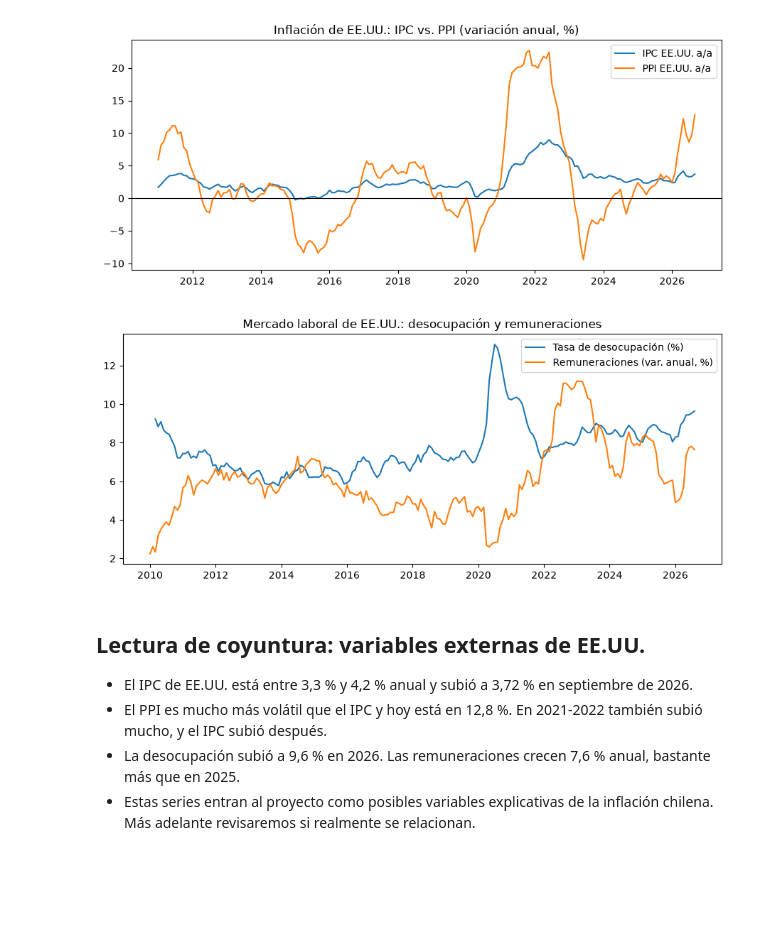
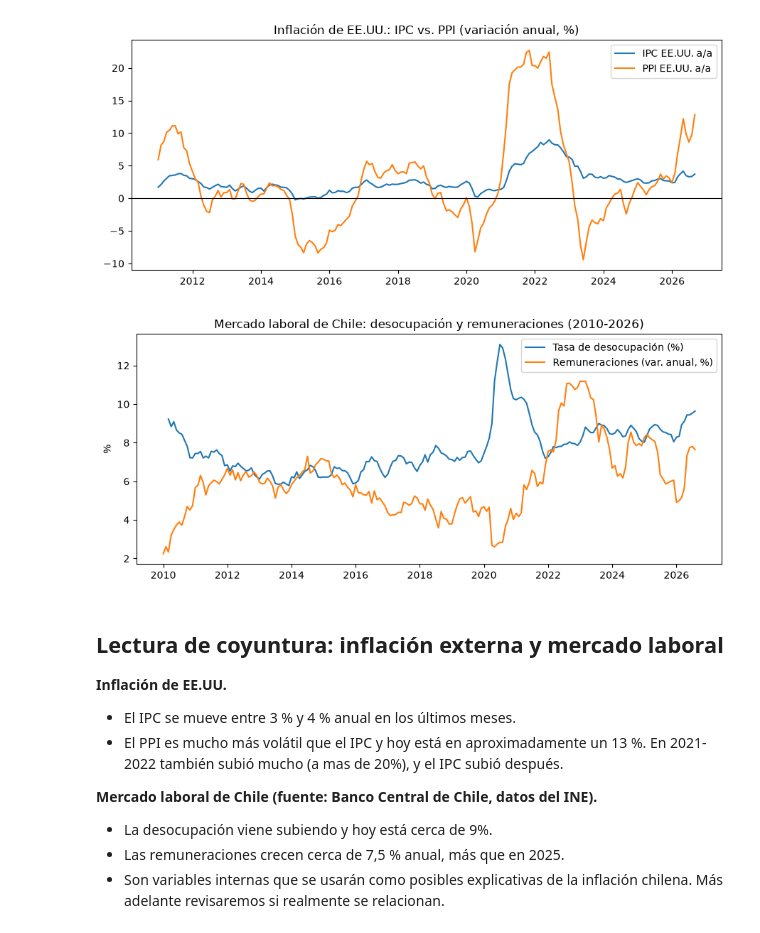
Before and after one commit to fernandapinto-web/coyuntura-equipo-06, a Jupyter notebook: notebooks/03_analisis_coyuntura.ipynb, the cells around one changed output. Saved outputs shown, nothing was run; the diff lists cells and outputs as text; code cells hidden in the pictures; blank space fills up the shorter version.

```diff
--- a/notebooks/03_analisis_coyuntura.ipynb
+++ b/notebooks/03_analisis_coyuntura.ipynb
@@ -83,17 +79,22 @@ plt.show()
 # %%
 fig, ax = plt.subplots(figsize=(9, 4))
 ax.plot(tabla["Tasa de desocupación"], label="Tasa de desocupación (%)")
 ax.plot(tabla["Índice de remuneraciones (var. anual)"], label="Remuneraciones (var. anual, %)")
-ax.set_title("Mercado laboral de EE.UU.: desocupación y remuneraciones")
+ax.set_title("Mercado laboral de Chile: desocupación y remuneraciones (2010-2026)")
+ax.set_ylabel("%")
 ax.legend()
 plt.tight_layout()
 plt.show()
 # %% [output]
-[figure, old version]
+[figure, new version]
 # %% [markdown]
-## Lectura de coyuntura: variables externas de EE.UU.
+## Lectura de coyuntura: inflación externa y mercado laboral
 
-- El IPC de EE.UU. está entre 3,3 % y 4,2 % anual y subió a 3,72 % en septiembre de 2026.
-- El PPI es mucho más volátil que el IPC y hoy está en 12,8 %. En 2021-2022 también subió mucho, y el IPC subió después.
-- La desocupación subió a 9,6 % en 2026. Las remuneraciones crecen 7,6 % anual, bastante más que en 2025.
-- Estas series entran al proyecto como posibles variables explicativas de la inflación chilena. Más adelante revisaremos si realmente se relacionan.
+**Inflación de EE.UU.**
+- El IPC se mueve entre 3 % y 4 % anual en los últimos meses.
+- El PPI es mucho más volátil que el IPC y hoy está en aproximadamente un 13 %. En 2021-2022 también subió mucho (a mas de 20%), y el IPC subió después.
+
+**Mercado laboral de Chile (fuente: Banco Central de Chile, datos del INE).**
+- La desocupación viene subiendo y hoy está cerca de 9%.
+- Las remuneraciones crecen cerca de 7,5 % anual, más que en 2025.
+- Son variables internas que se usarán como posibles explicativas de la inflación chilena. Más adelante revisaremos si realmente se relacionan.
```
Also changed, not shown: parts of 1 cell of this notebook.
